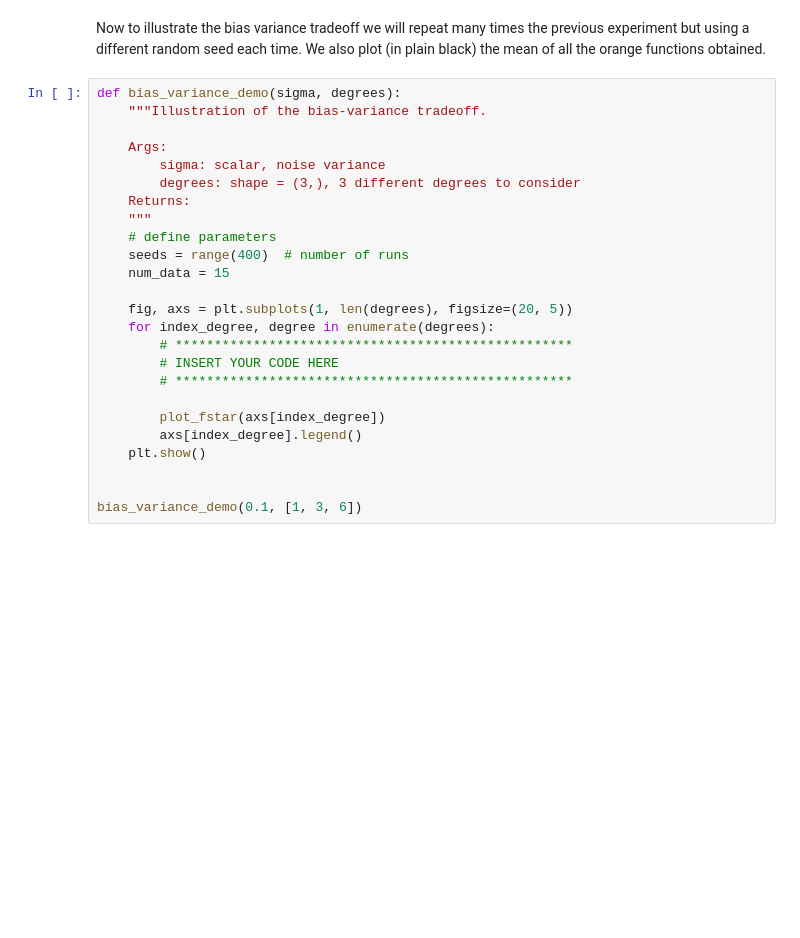
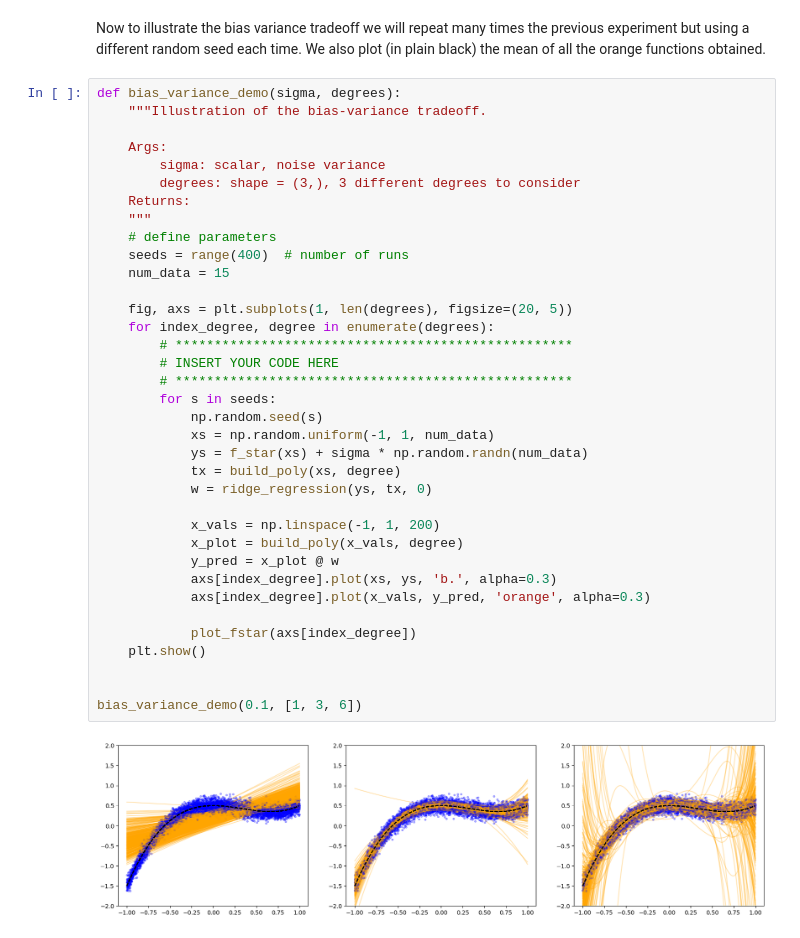
Before and after one commit to MarkoStc/ML_course, a Jupyter notebook: labs/ex04/template/ex04.ipynb, the cells around one changed output. Saved outputs shown, nothing was run; the diff lists cells and outputs as text; blank space fills up the shorter version.

```diff
--- a/labs/ex04/template/ex04.ipynb
+++ b/labs/ex04/template/ex04.ipynb
@@ -263,28 +340,41 @@ Now to illustrate the bias variance tradeoff we will repeat many times the previ
 # %%
 def bias_variance_demo(sigma, degrees):
     """Illustration of the bias-variance tradeoff.
 
     Args:
         sigma: scalar, noise variance
         degrees: shape = (3,), 3 different degrees to consider
     Returns:
     """
     # define parameters
     seeds = range(400)  # number of runs
     num_data = 15
 
     fig, axs = plt.subplots(1, len(degrees), figsize=(20, 5))
     for index_degree, degree in enumerate(degrees):
         # ***************************************************
         # INSERT YOUR CODE HERE
         # ***************************************************
+        for s in seeds:
+            np.random.seed(s)
+            xs = np.random.uniform(-1, 1, num_data)
+            ys = f_star(xs) + sigma * np.random.randn(num_data)
+            tx = build_poly(xs, degree)
+            w = ridge_regression(ys, tx, 0)
 
-        plot_fstar(axs[index_degree])
-        axs[index_degree].legend()
+            x_vals = np.linspace(-1, 1, 200)
+            x_plot = build_poly(x_vals, degree)
+            y_pred = x_plot @ w
+            axs[index_degree].plot(xs, ys, 'b.', alpha=0.3)
+            axs[index_degree].plot(x_vals, y_pred, 'orange', alpha=0.3)
+
+            plot_fstar(axs[index_degree])
     plt.show()
 
 
 bias_variance_demo(0.1, [1, 3, 6])
+# %% [output]
+[figure, added]
 # %% [markdown]
 Your output should ressemble to this:
 ![alt text](bias_variance.png)
```
Also changed, not shown: parts of 11 cells of this notebook, 3 other files.
